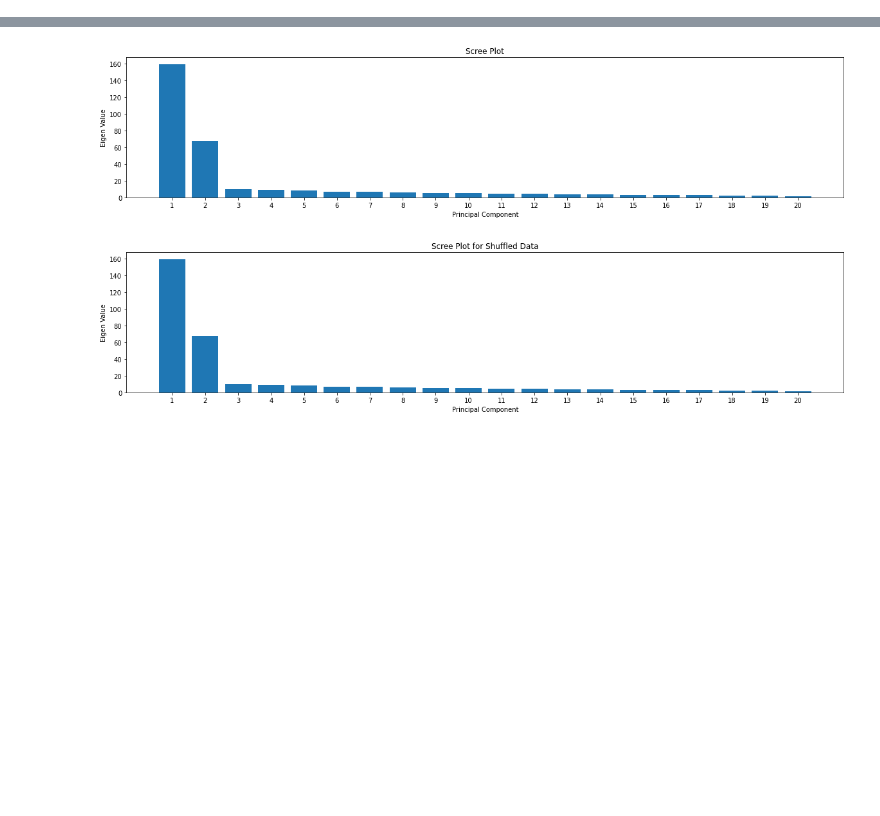
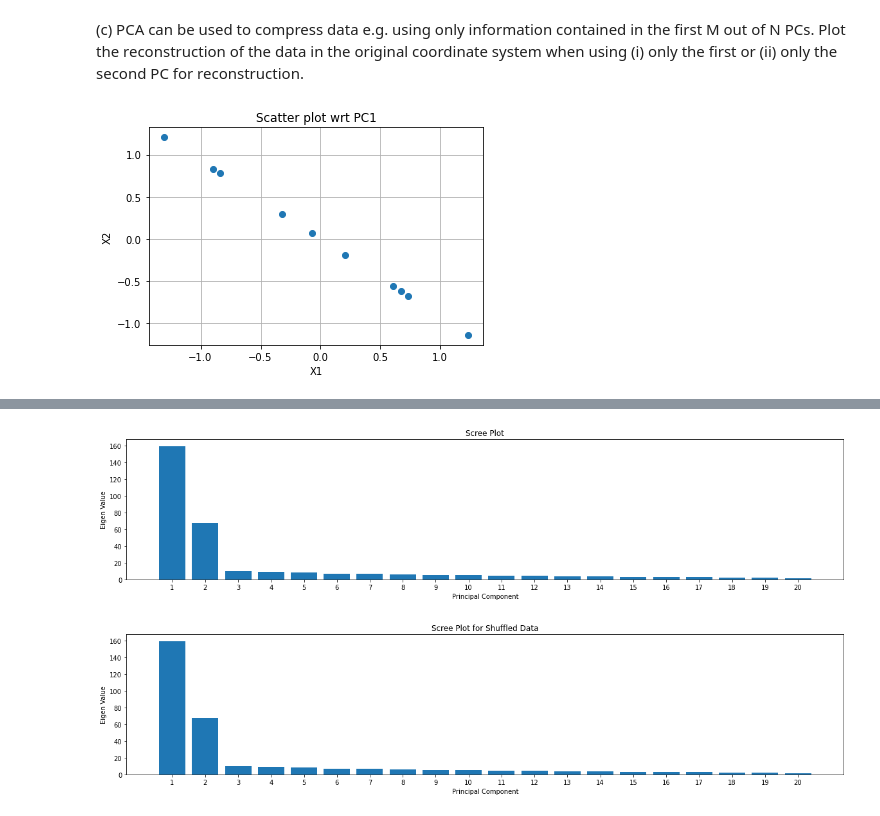
Before and after one commit to bramantyois/machine_intelligence_2, a Jupyter notebook: week-01/01_PCA.ipynb, the cells around one changed output, grey strips where cells are left out. Saved outputs shown, nothing was run; the diff lists cells and outputs as text; code cells hidden in the pictures; blank space fills up the shorter version.

```diff
--- a/week-01/01_PCA.ipynb
+++ b/week-01/01_PCA.ipynb
@@ -7,0 +46,16 @@ from PIL import Image
+# %% [markdown]
+(c) PCA can be used to compress data e.g. using only information contained in the first M out
+of N PCs. Plot the reconstruction of the data in the original coordinate system when using
+(i) only the first or (ii) only the second PC for reconstruction.
+# %%
+feature_values_PC1_temp = (centred_data@eigen_vector[:,0]).reshape((-1,1)) # 10x1
+pc1_temp = eigen_vector[:,0].reshape((-1,1)) # 2x1
+feature_values_PC1 = feature_values_PC1_temp@pc1_temp.T # 10x1 * 1x2 = 10x2
+
+plt.scatter(feature_values_PC1[:, 0], feature_values_PC1[:, 1])
+plt.title("Scatter plot wrt PC1")
+plt.xlabel("X1")
+plt.ylabel("X2")
+plt.grid();
+# %% [output]
+[figure, added]
```
Also changed, not shown: parts of 29 cells of this notebook.
